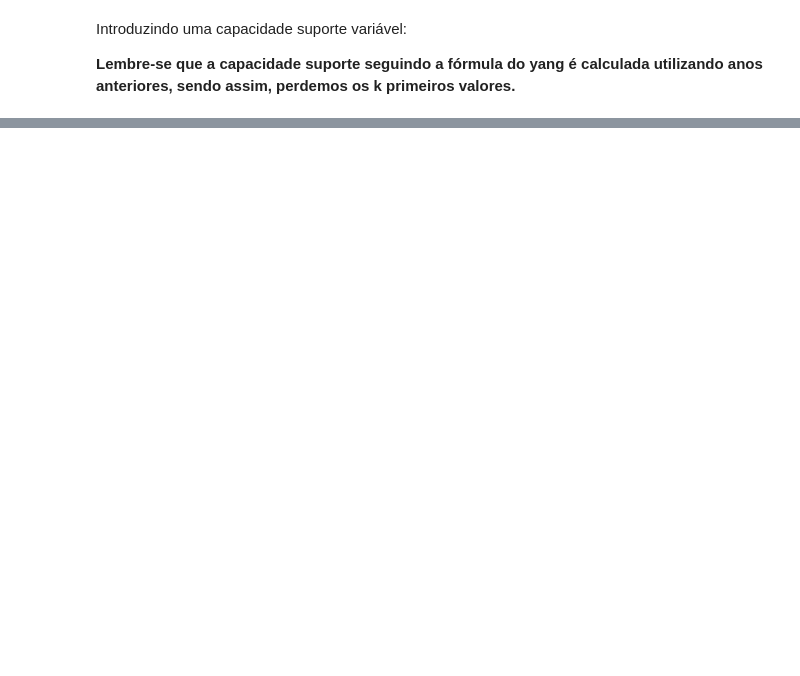
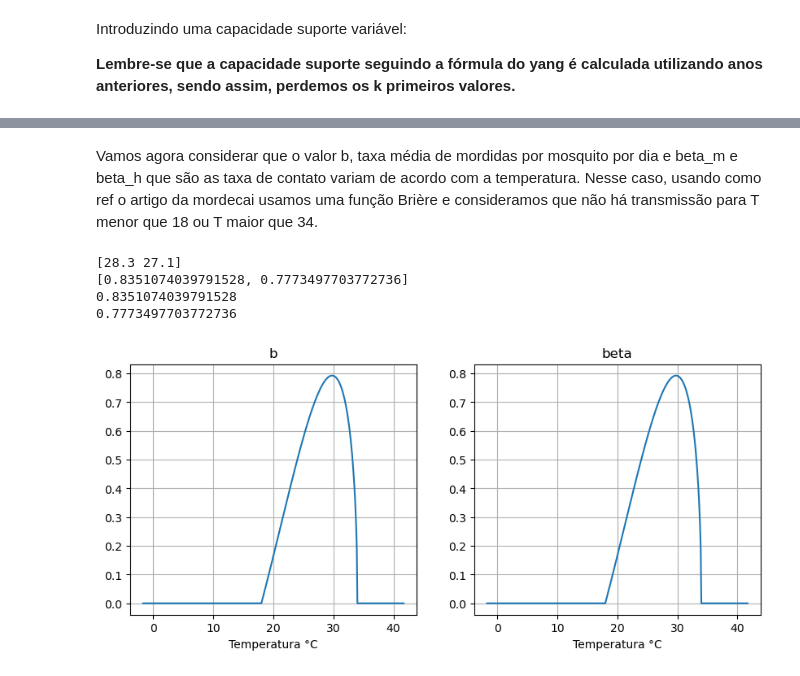
Before and after one commit to eduardocorrearaujo/arbo-fronteiras, a Jupyter notebook: pyarbo/comp_models.ipynb, the cells around one changed output, grey strips where cells are left out. Saved outputs shown, nothing was run; the diff lists cells and outputs as text; code cells hidden in the pictures; blank space fills up the shorter version.

```diff
--- a/pyarbo/comp_models.ipynb
+++ b/pyarbo/comp_models.ipynb
@@ -135,0 +275,2 @@ plt.show()
+# %% [markdown]
+Vamos agora considerar que o valor b, taxa média de mordidas por mosquito por dia e beta_m e beta_h que são as taxa de contato variam de acordo com a temperatura. Nesse caso, usando como ref o artigo da mordecai usamos uma função Brière e consideramos que não há transmissão para T menor que 18 ou T maior que 34.
@@ -135,0 +328,33 @@ plt.show()
+# %%
+from scipy import interpolate
+print(T1[0:2])
+print(beta(T1[0:2]))
+print(beta_(T1)(0))
+print(beta_(T1)(1))
+# %% [output]
+[28.3 27.1]
+[0.8351074039791528, 0.7773497703772736]
+0.8351074039791528
+0.7773497703772736
+# %%
+fig, ax = plt.subplots(1,2, figsize= (10,4))
+
+ax[0].plot(T, b(T))
+
+ax[0].set_title('b')
+
+ax[0].set_xlabel('Temperatura °C')
+
+ax[0].grid()
+
+ax[1].plot(T, b(T))
+
+ax[1].set_title('beta')
+
+ax[1].set_xlabel('Temperatura °C')
+
+ax[1].grid()
+
+plt.show()
+# %% [output]
+[figure, added]
```
Also changed, not shown: parts of 23 cells of this notebook, 15 other files.
